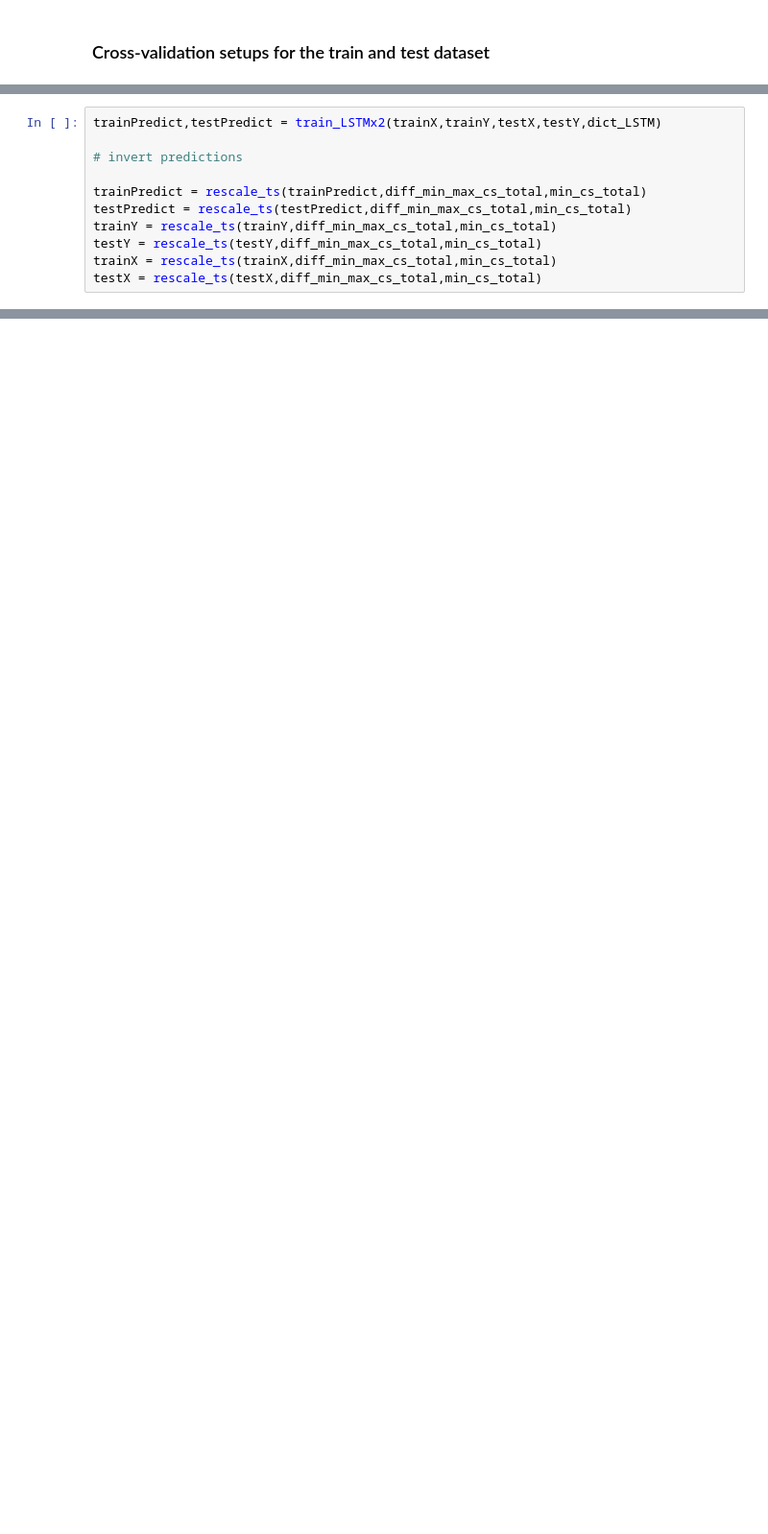
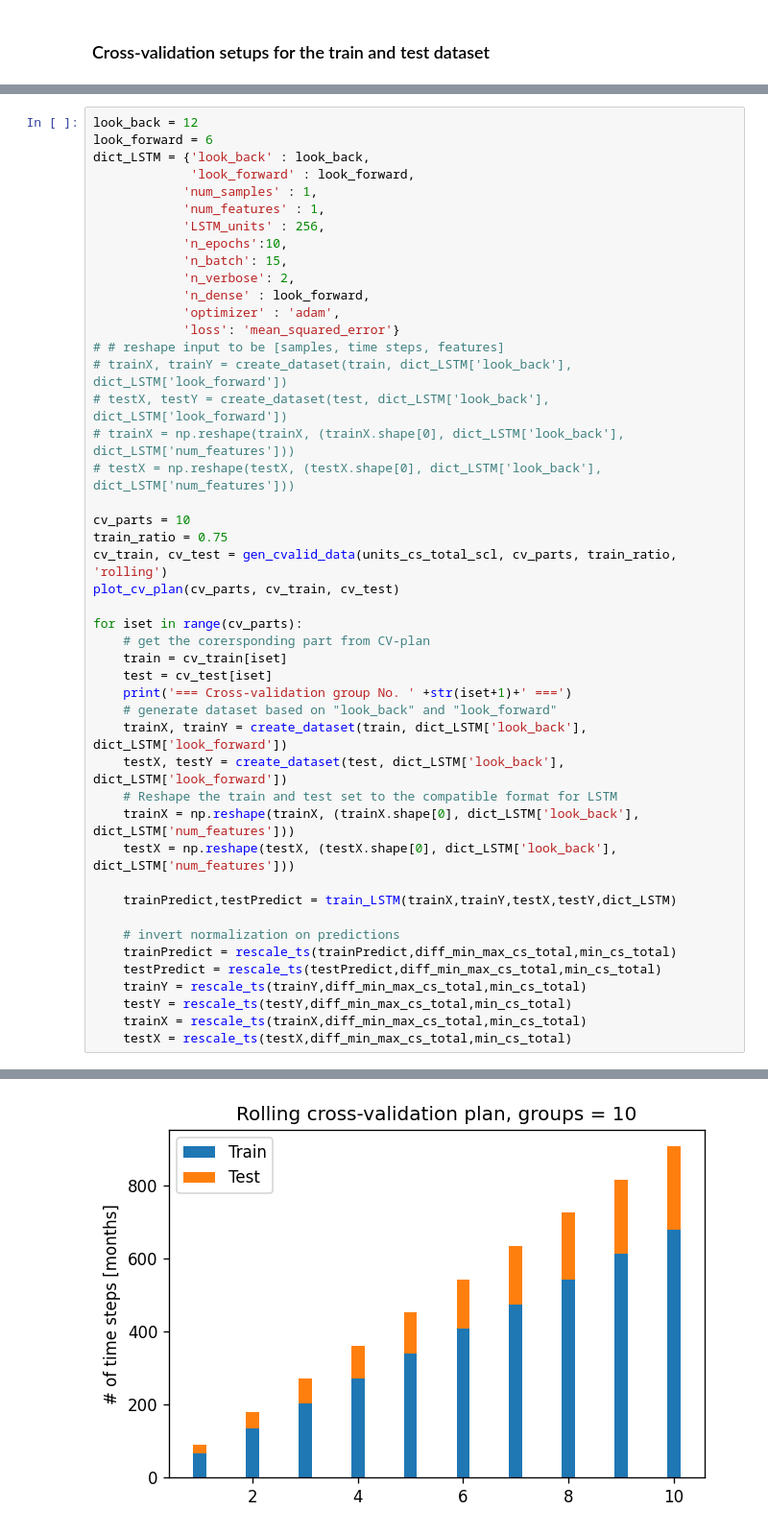
Before and after one commit to Marcusk01/Car-Sales-Prediction, a Jupyter notebook: Car_sales_TS.ipynb, the cells around one changed output, grey strips where cells are left out. Shown at 96% size. Saved outputs shown, nothing was run; the diff lists cells and outputs as text; blank space fills up the shorter version.

```diff
--- a/Car_sales_TS.ipynb
+++ b/Car_sales_TS.ipynb
@@ -288,11 +270,0 @@ cv_train[-1][0].shape
-# %%
-trainPredict,testPredict = train_LSTMx2(trainX,trainY,testX,testY,dict_LSTM)
-
-# invert predictions
-
-trainPredict = rescale_ts(trainPredict,diff_min_max_cs_total,min_cs_total)
-testPredict = rescale_ts(testPredict,diff_min_max_cs_total,min_cs_total)
-trainY = rescale_ts(trainY,diff_min_max_cs_total,min_cs_total)
-testY = rescale_ts(testY,diff_min_max_cs_total,min_cs_total)
-trainX = rescale_ts(trainX,diff_min_max_cs_total,min_cs_total)
-testX = rescale_ts(testX,diff_min_max_cs_total,min_cs_total)
@@ -298,0 +273,47 @@ testX = rescale_ts(testX,diff_min_max_cs_total,min_cs_total)
+# %%
+look_back = 12
+look_forward = 6
+dict_LSTM = {'look_back' : look_back,
+             'look_forward' : look_forward,
+            'num_samples' : 1,
+            'num_features' : 1,
+            'LSTM_units' : 256,
+            'n_epochs':10,
+            'n_batch': 15,
+            'n_verbose': 2,
+            'n_dense' : look_forward,
+            'optimizer' : 'adam',
+            'loss': 'mean_squared_error'}
+# # reshape input to be [samples, time steps, features]
+# trainX, trainY = create_dataset(train, dict_LSTM['look_back'], dict_LSTM['look_forward'])
+# testX, testY = create_dataset(test, dict_LSTM['look_back'], dict_LSTM['look_forward'])
+# trainX = np.reshape(trainX, (trainX.shape[0], dict_LSTM['look_back'], dict_LSTM['num_features']))
+# testX = np.reshape(testX, (testX.shape[0], dict_LSTM['look_back'], dict_LSTM['num_features']))
+
+cv_parts = 10
+train_ratio = 0.75
+cv_train, cv_test = gen_cvalid_data(units_cs_total_scl, cv_parts, train_ratio, 'rolling')
+plot_cv_plan(cv_parts, cv_train, cv_test)
+
+for iset in range(cv_parts):
+    # get the corersponding part from CV-plan
+    train = cv_train[iset]
+    test = cv_test[iset]
+    print('=== Cross-validation group No. ' +str(iset+1)+' ===')
+    # generate dataset based on "look_back" and "look_forward"
+    trainX, trainY = create_dataset(train, dict_LSTM['look_back'], dict_LSTM['look_forward'])
+    testX, testY = create_dataset(test, dict_LSTM['look_back'], dict_LSTM['look_forward'])
+    # Reshape the train and test set to the compatible format for LSTM
+    trainX = np.reshape(trainX, (trainX.shape[0], dict_LSTM['look_back'], dict_LSTM['num_features']))
+    testX = np.reshape(testX, (testX.shape[0], dict_LSTM['look_back'], dict_LSTM['num_features']))
+
+    trainPredict,testPredict = train_LSTM(trainX,trainY,testX,testY,dict_LSTM)
+
+    # invert normalization on predictions
+    trainPredict = rescale_ts(trainPredict,diff_min_max_cs_total,min_cs_total)
+    testPredict = rescale_ts(testPredict,diff_min_max_cs_total,min_cs_total)
+    trainY = rescale_ts(trainY,diff_min_max_cs_total,min_cs_total)
+    testY = rescale_ts(testY,diff_min_max_cs_total,min_cs_total)
+    trainX = rescale_ts(trainX,diff_min_max_cs_total,min_cs_total)
+    testX = rescale_ts(testX,diff_min_max_cs_total,min_cs_total)
+# %% [output]
@@ -299 +337,2 @@ testX = rescale_ts(testX,diff_min_max_cs_total,min_cs_total)
+[figure, added]
 # %%
```
Also changed, not shown: parts of 19 cells of this notebook.
